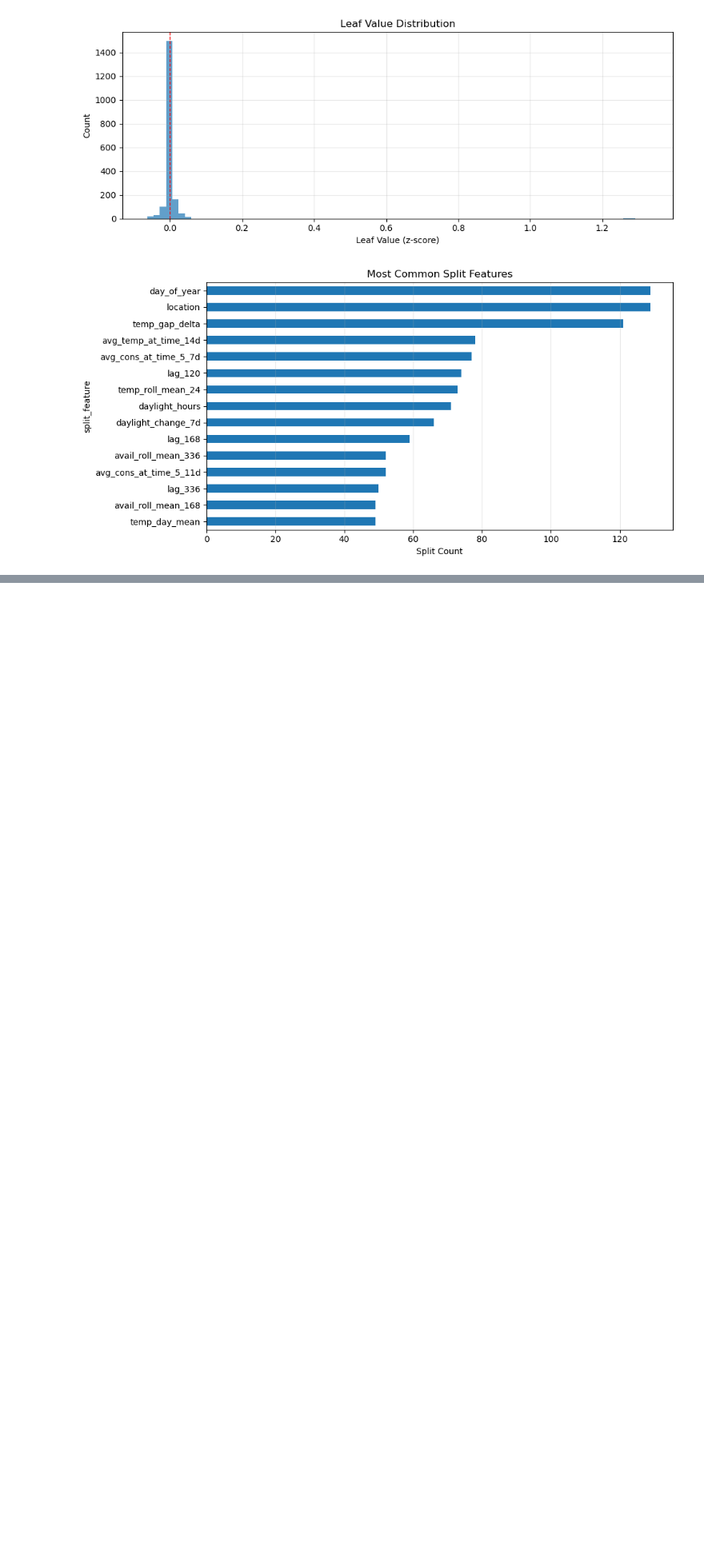
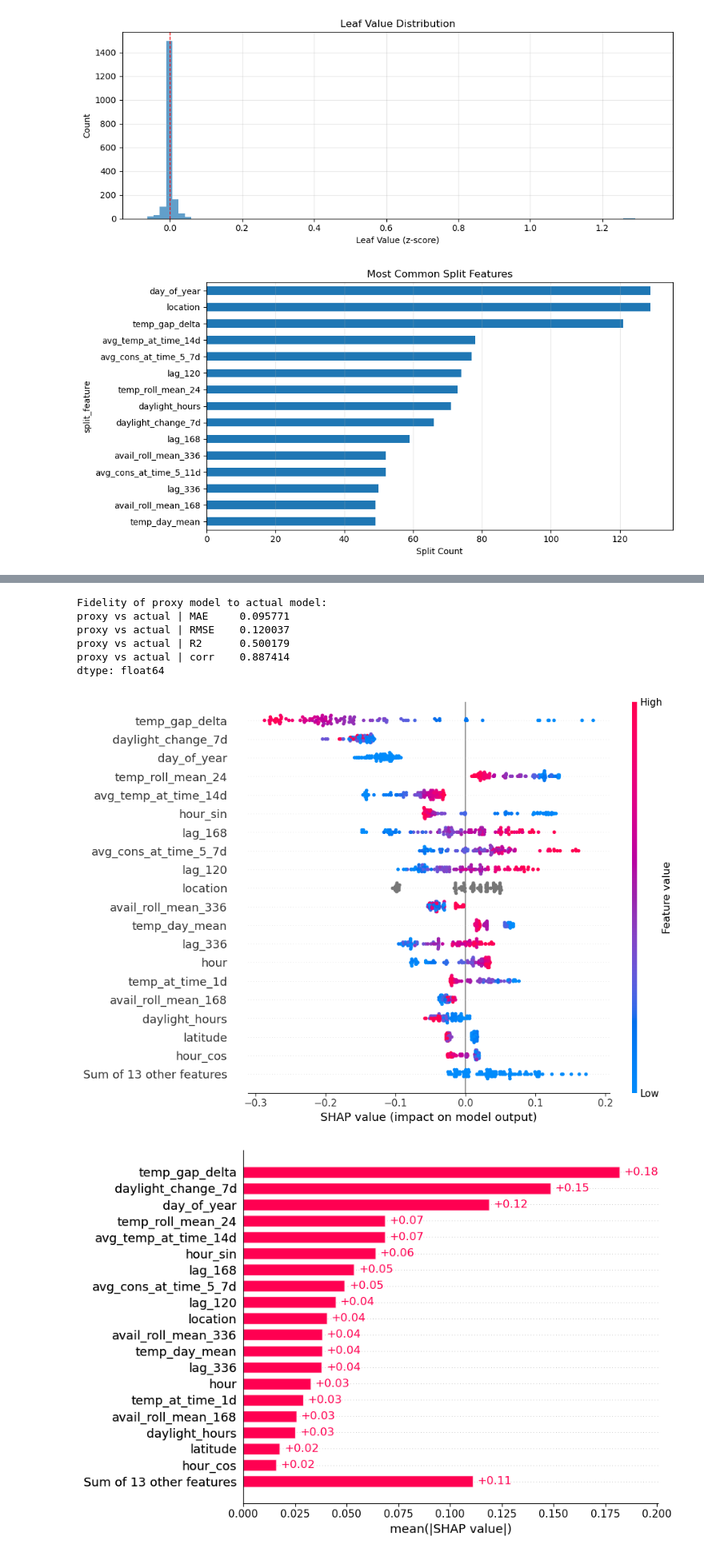
Before and after one commit to sagrimstad/EIT_G3, a Jupyter notebook: notebooks/lgbm_pipeline.ipynb, the cells around one changed output, grey strips where cells are left out. Shown at 80% size. Cells and saved outputs as stored; diff of their text form; code cells hidden in the pictures; blank space fills up the shorter version.

```diff
--- a/notebooks/lgbm_pipeline.ipynb
+++ b/notebooks/lgbm_pipeline.ipynb
@@ -1145,0 +1179,66 @@ comparison.to_csv("model_comparison.csv", index=False)
+# %%
+last = test_splits[-1]
+weights = location_balance_weights(last.X_train)
+
+# Real model (current pipeline)
+actual_params = {**best_params, "n_estimators": best_n_estimators}
+actual_model = make_model(actual_params)
+actual_model.fit(
+    last.X_train,
+    last.y_train,
+    sample_weight=weights,
+    categorical_feature=cat_features,
+)
+
+# Matched proxy for interpretability
+proxy_params = {**best_params, "n_estimators": best_n_estimators, "linear_tree": False}
+proxy_model = make_model(proxy_params)
+proxy_model.fit(
+    last.X_train,
+    last.y_train,
+    sample_weight=weights,
+    categorical_feature=cat_features,
+)
+
+# Fidelity of proxy to actual model
+y_actual = actual_model.predict(last.X_test)
+y_proxy  = proxy_model.predict(last.X_test)
+
+fidelity = pd.Series({
+    "proxy vs actual | MAE":  mae(y_actual, y_proxy),
+    "proxy vs actual | RMSE": rmse(y_actual, y_proxy),
+    "proxy vs actual | R2":   r2_score(y_actual, y_proxy),
+    "proxy vs actual | corr": np.corrcoef(y_actual, y_proxy)[0, 1],
+})
+
+print("Fidelity of proxy model to actual model:")
+print(fidelity)
+# %% [output]
+Fidelity of proxy model to actual model:
+proxy vs actual | MAE     0.095771
+proxy vs actual | RMSE    0.120037
+proxy vs actual | R2      0.500179
+proxy vs actual | corr    0.887414
+dtype: float64
+# %%
+X_explain = last.X_test.copy()
+
+explainer = shap.TreeExplainer(proxy_model)
+shap_values = explainer(X_explain)
+
+# Beeswarm
+shap.plots.beeswarm(shap_values, max_display=20, show=False)
+plt.gcf().set_size_inches(10, 7)
+plt.tight_layout()
+plt.savefig("shap_beeswarm.png", bbox_inches="tight")
+plt.show()
+
+# Mean absolute SHAP bar plot
+shap.plots.bar(shap_values, max_display=20, show=False)
+plt.gcf().set_size_inches(9, 6)
+plt.tight_layout()
+plt.savefig("shap_bar.png", bbox_inches="tight")
+plt.show()
+# %% [output]
+[figure, added]
+[figure, added]
```
Also changed, not shown: parts of 10 cells of this notebook, 3 other files.
